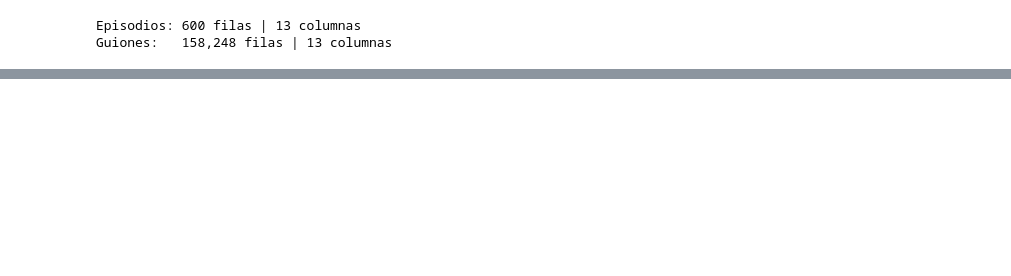
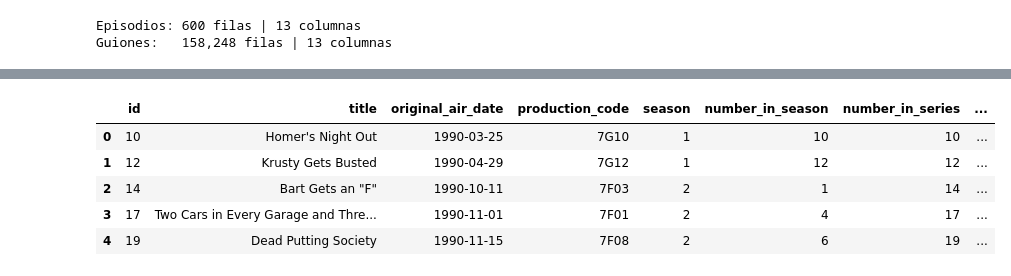
Before and after one commit to enedenao/tp_labo, a Jupyter notebook: notebook.ipynb, the cells around one changed output, grey strips where cells are left out. Cells and saved outputs as stored; diff of their text form; code cells hidden in the pictures; blank space fills up the shorter version.

```diff
--- a/notebook.ipynb
+++ b/notebook.ipynb
@@ -51,0 +61,9 @@ Guiones:   158,248 filas | 13 columnas
+# %%
+episodios.head()
+# %% [output]
+|  | id | title | original_air_date | production_code | season | number_in_season | number_in_series | ... |
+| 0 | 10 | Homer's Night Out | 1990-03-25 | 7G10 | 1 | 10 | 10 | ... |
+| 1 | 12 | Krusty Gets Busted | 1990-04-29 | 7G12 | 1 | 12 | 12 | ... |
+| 2 | 14 | Bart Gets an "F" | 1990-10-11 | 7F03 | 2 | 1 | 14 | ... |
+| 3 | 17 | Two Cars in Every Garage and Thre... | 1990-11-01 | 7F01 | 2 | 4 | 17 | ... |
+| 4 | 19 | Dead Putting Society | 1990-11-15 | 7F08 | 2 | 6 | 19 | ... |
```
Also changed, not shown: parts of 17 cells of this notebook.
